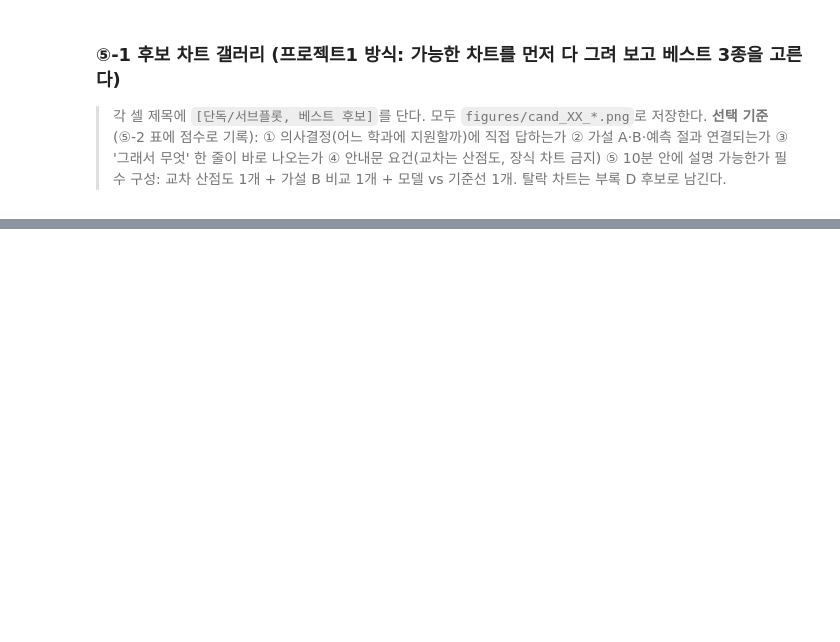
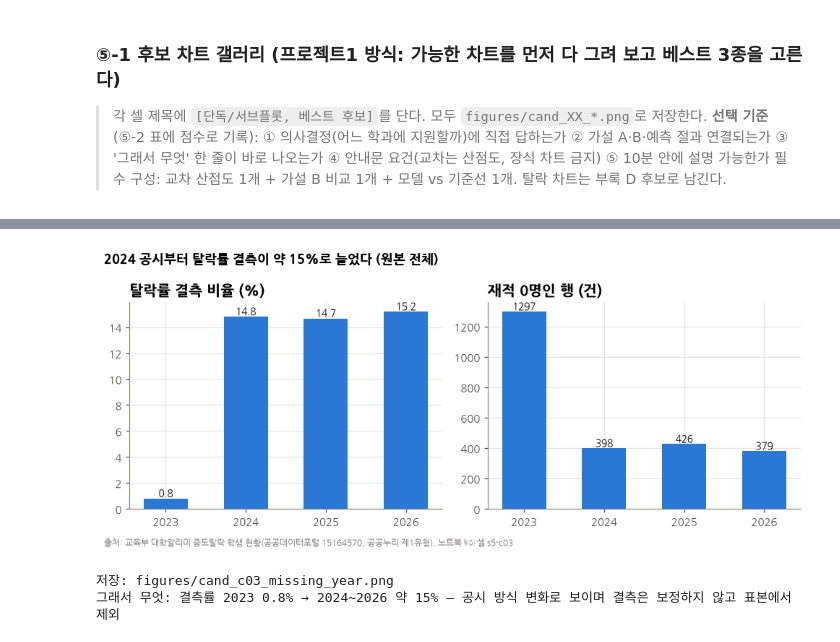
Before and after one commit to 202103116-stack/university-dropout-risk-analysis, a Jupyter notebook: notebook/팀프로젝트2_14조.ipynb, the cells around one changed output, grey strips where cells are left out. Drawn from its saved outputs; the diff is of its cells as text; code cells hidden in the pictures; blank space fills up the shorter version.

```diff
--- a/notebook/팀프로젝트2_14조.ipynb
+++ b/notebook/팀프로젝트2_14조.ipynb
@@ -1121,7 +1121,33 @@ display(SUMMARY)
 > **선택 기준**(⑤-2 표에 점수로 기록): ① 의사결정(어느 학과에 지원할까)에 직접 답하는가 ② 가설 A·B·예측 절과 연결되는가 ③ '그래서 무엇' 한 줄이 바로 나오는가 ④ 안내문 요건(교차는 산점도, 장식 차트 금지) ⑤ 10분 안에 설명 가능한가
 > 필수 구성: 교차 산점도 1개 + 가설 B 비교 1개 + 모델 vs 기준선 1개. 탈락 차트는 부록 D 후보로 남긴다.
 # %%
-# s5-c01 [단독, 베스트 후보·필수 교차] 탈락 인원(명) × 탈락률(%) 산점도 — 범위 안 학과, 재적 크기 색, 최소 재적선, 한국외대 강조
-# [출처 규칙] 이 셀의 수치를 보고서·발표에 옮길 때 '(출처: 노트북 §⑤ 셀 s5-c01)'를 붙인다.
-# TODO: 그림 저장 → figures/cand_*.png, 축 단위(명/%), 그림 아래 출처 문구, '그래서 무엇' 한 줄 출력
+# s5-00 차트 공통 설정 (한글 글꼴, 색, 출처 줄)
+# [출처 규칙] 그림 아래 출처 줄에 셀 ID를 자동으로 넣는다.
+import matplotlib
+import matplotlib.pyplot as plt
+try:
+    import koreanize_matplotlib  # noqa: F401  (Colab: !pip install koreanize-matplotlib)
+except ImportError:
+    import subprocess, sys
+    subprocess.run([sys.executable, '-m', 'pip', 'install', '-q', 'koreanize-matplotlib'], check=False)
+    import koreanize_matplotlib  # noqa: F401
+plt.rcParams.update({'axes.spines.top': False, 'axes.spines.right': False, 'axes.grid': True, 'grid.color': '#e6e5e1',
+                     'grid.linewidth': 0.8, 'axes.edgecolor': '#8a8984', 'axes.labelcolor': '#52514e', 'xtick.color': '#52514e',
+                     'ytick.color': '#52514e', 'figure.dpi': 110, 'savefig.dpi': 200, 'axes.axisbelow': True,
+                     'axes.titleweight': 'bold', 'axes.titlesize': 13, 'axes.titlelocation': 'left', 'axes.unicode_minus': False})
+from matplotlib.ticker import FixedLocator, FuncFormatter
+PLAIN = FuncFormatter(lambda v, _: f'{v:g}')
+# 범주 색(검증된 기본 팔레트 앞 3칸) + 맥락용 회색
+C1, C2, C3, GRAY, INK = '#2a78d6', '#eb6834', '#1baf7a', '#b9b8b2', '#0b0b0b'
+SRC_TXT = '출처: 교육부 대학알리미 중도탈락 학생 현황(공공데이터포털 15164570, 공공누리 제1유형), 노트북 §⑤ 셀 {cid}'
+SO_WHAT = {}
+
+def finish(fig, cid, name, so_what):
+    fig.text(0.01, 0.005, SRC_TXT.format(cid=cid), fontsize=8, color='#7a7974', ha='left', va='bottom')
+    fig.tight_layout(rect=(0, 0.03, 1, 1))
+    path = f'{FIG_DIR}/cand_{cid[-3:]}_{name}.png'
+    fig.savefig(path, bbox_inches='tight')
+    plt.show()
+    SO_WHAT[cid] = so_what
+    print('저장:', path); print('그래서 무엇:', so_what)
 # %%
@@ -1135,5 +1191,16 @@ display(SUMMARY)
 # %%
-# s5-c04 [단독, 베스트 후보] 정제 추적 퍼널: 원본 → 범위 → 연결 쌍 → 분석 표본 (행 수)
-# [출처 규칙] 이 셀의 수치를 보고서·발표에 옮길 때 '(출처: 노트북 §⑤ 셀 s5-c04)'를 붙인다.
-# TODO: 그림 저장 → figures/cand_*.png, 축 단위(명/%), 그림 아래 출처 문구, '그래서 무엇' 한 줄 출력
+# s5-c03 [서브플롯] 공시연도별 비율 결측률과 재적 0 건수 — 함정(공시 정의·결측 패턴 변화)
+yy = df.groupby('공시연도').agg(결측률=('중도탈락학생비율', lambda v: v.isna().mean() * 100), 재적0=('재적학생', lambda v: v.eq(0).sum()))
+fig, axs = plt.subplots(1, 2, figsize=(9, 3.8))
+axs[0].bar(yy.index.astype(str), yy['결측률'], color=C1, width=0.55); axs[0].set_title('탈락률 결측 비율 (%)')
+axs[1].bar(yy.index.astype(str), yy['재적0'], color=C1, width=0.55); axs[1].set_title('재적 0명인 행 (건)')
+for a_, col in zip(axs, ['결측률', '재적0']):
+    for x_, v_ in zip(yy.index.astype(str), yy[col]):
+        a_.text(x_, v_, f'{v_:.1f}' if col == '결측률' else f'{int(v_)}', ha='center', va='bottom', fontsize=9, color=INK)
+fig.suptitle('2024 공시부터 탈락률 결측이 약 15%로 늘었다 (원본 전체)', x=0.01, ha='left', fontweight='bold')
+finish(fig, 's5-c03', 'missing_year', f"결측률 2023 {yy['결측률'].iloc[0]:.1f}% → 2024~2026 약 15% — 공시 방식 변화로 보이며 결측은 보정하지 않고 표본에서 제외")
+# %% [output]
+[figure, added]
+저장: figures/cand_c03_missing_year.png
+그래서 무엇: 결측률 2023 0.8% → 2024~2026 약 15% — 공시 방식 변화로 보이며 결측은 보정하지 않고 표본에서 제외
 # %%
```
Also changed, not shown: parts of 24 cells of this notebook, 23 other files.
